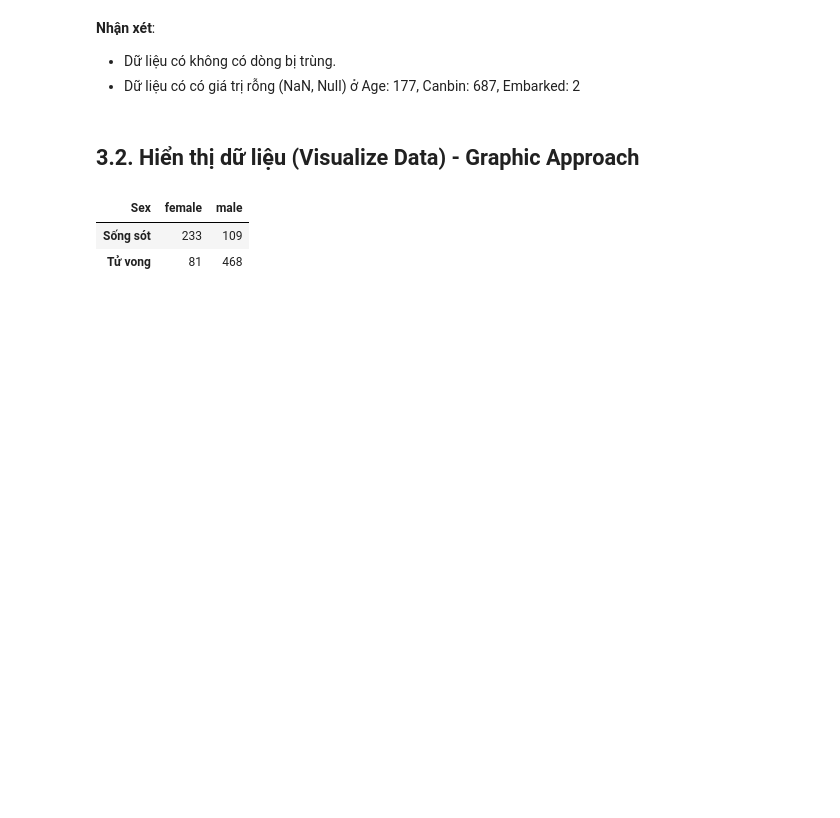
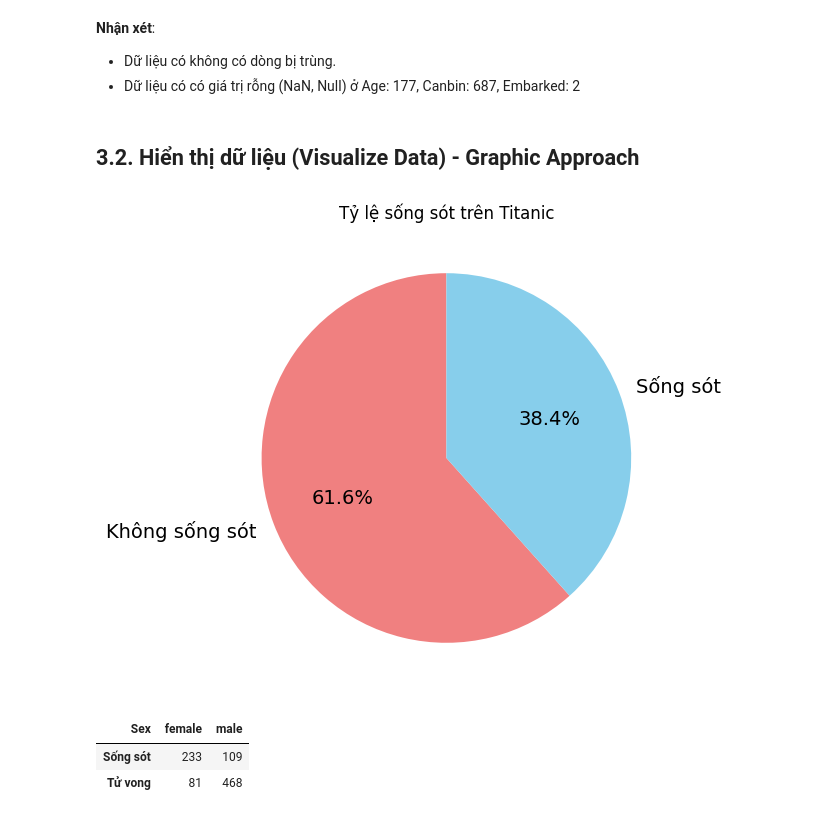
Before and after one commit to Deku6305/sgu2025-2026_ML_basic_nhom3changlinhngulam, a Jupyter notebook: challenge/TitanicCompetitionV2/eda/eda.ipynb, the cells around one changed output. Cells and saved outputs as stored; diff of their text form; code cells hidden in the pictures; blank space fills up the shorter version.

Commit message:
modified:   challenge/TitanicCompetitionV2/eda/eda.ipynb 	new file:   challenge/TitanicCompetitionV2/proves/tn1_log_reg.png 	new file:   challenge/TitanicCompetitionV2/report/titanicV2_poster.pdf

```diff
--- a/challenge/TitanicCompetitionV2/eda/eda.ipynb
+++ b/challenge/TitanicCompetitionV2/eda/eda.ipynb
@@ -157,6 +157,24 @@ dtype: int64
 + Dữ liệu có có giá trị rỗng (NaN, Null) ở Age: 177, Canbin: 687, Embarked: 2
 # %% [markdown]
 ## 3.2. Hiển thị dữ liệu (Visualize Data) - Graphic Approach
+# %%
+# Đếm số lượng người sống sót và không sống sót
+survived_counts = df['Survived'].value_counts()
+
+# Vẽ biểu đồ tròn
+plt.figure(figsize=(6,6))
+plt.pie(
+    survived_counts,
+    labels=['Không sống sót', 'Sống sót'],
+    autopct='%1.1f%%',     # Hiển thị phần trăm
+    startangle=90,         # Bắt đầu từ góc 90 độ
+    colors=['lightcoral', 'skyblue'],
+    textprops={'fontsize': 14}
+)
+plt.title('Tỷ lệ sống sót trên Titanic')
+plt.show()
+# %% [output]
+[figure, added]
 # %%
 def bar_chart(feature,ti): #Tạo hàm để sử dụng cho các feature phân tích chung với 'Survived'
     survived = df[df['Survived']==1][feature].value_counts()
```
Also changed, not shown: parts of 2 cells of this notebook, 2 other files.
